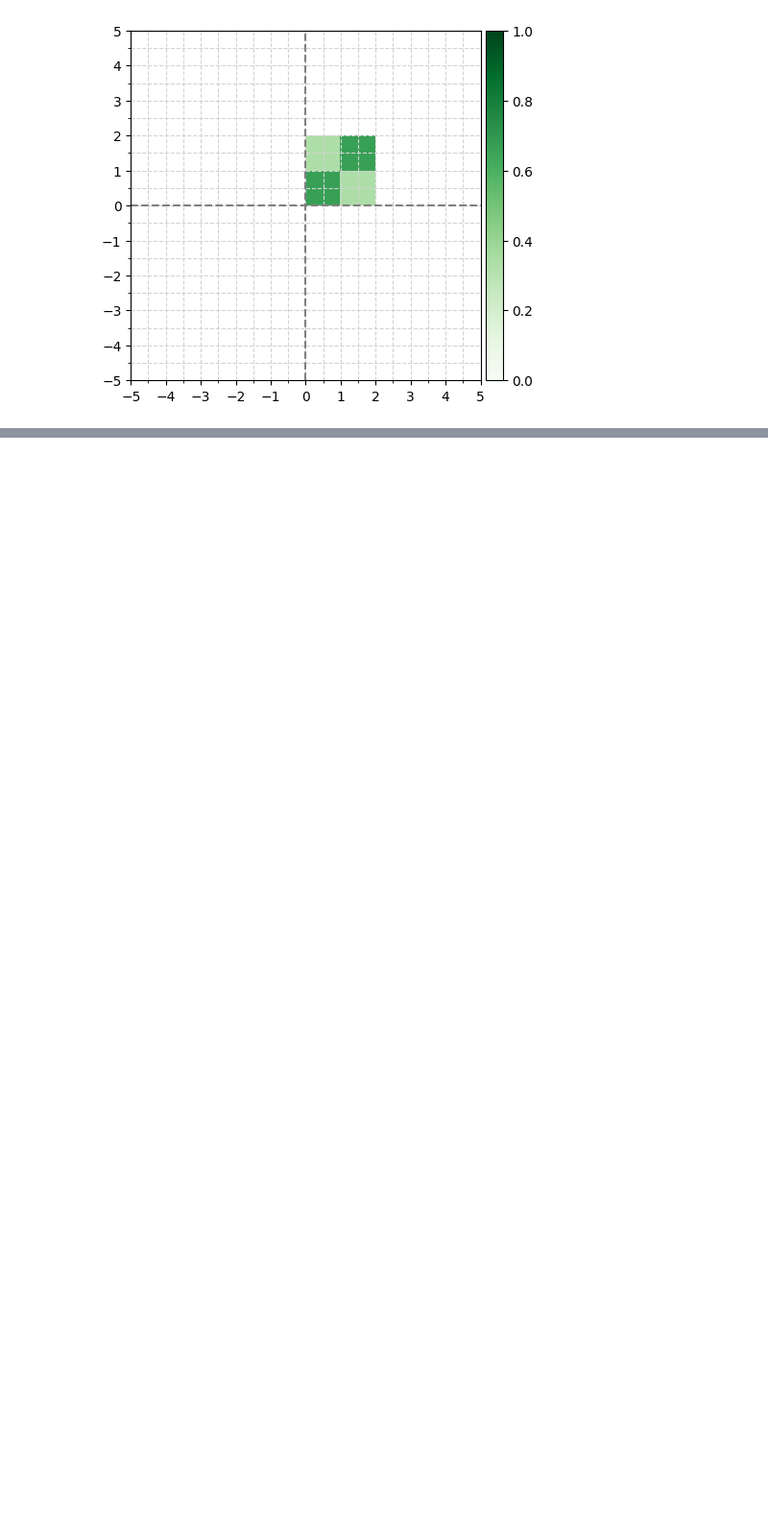
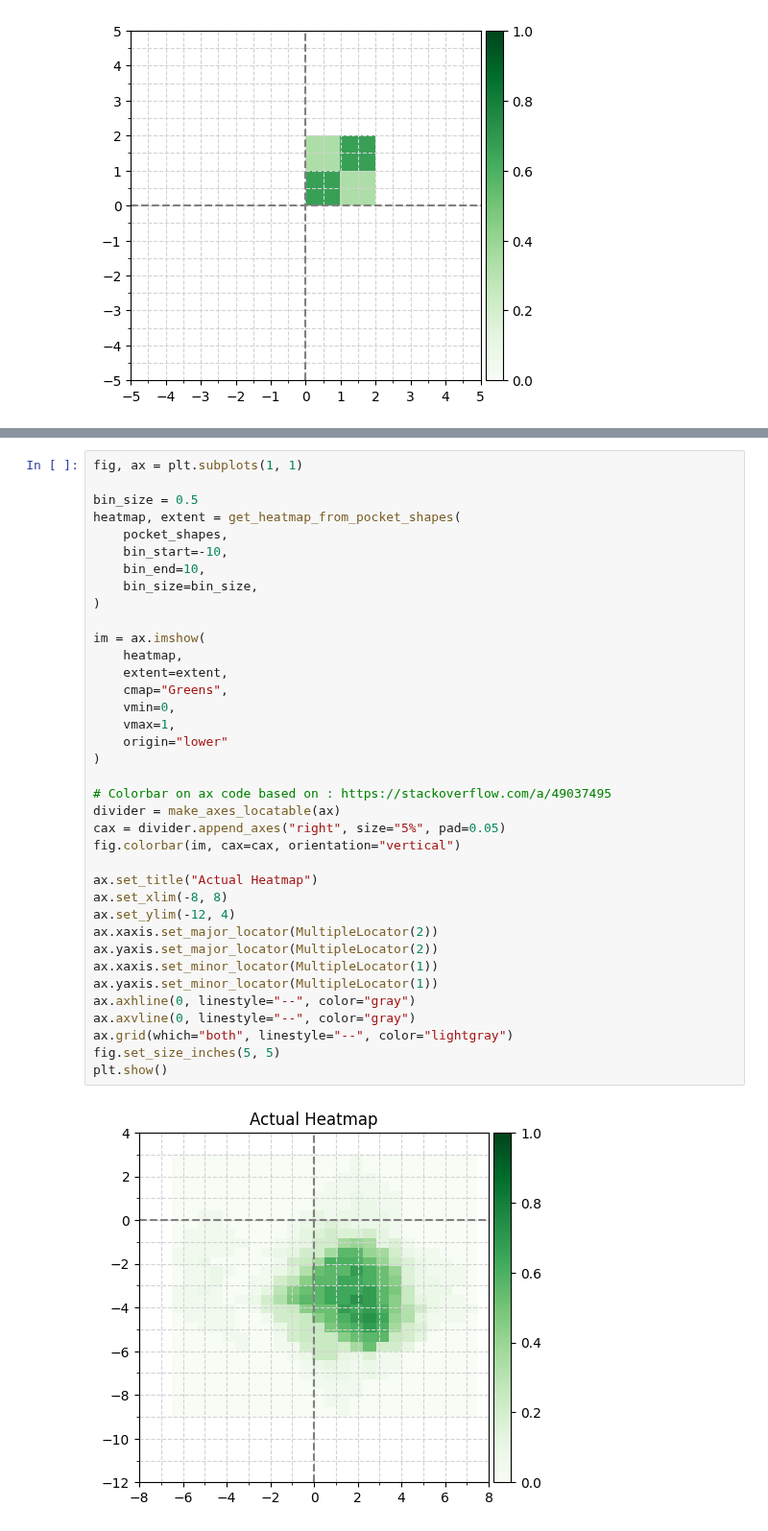
Before and after one commit to vingkan/nflbigdatabowl2023, a Jupyter notebook: notebooks/vinesh/heatmap_example.ipynb, the cells around one changed output, grey strips where cells are left out. Shown at 96% size. Saved outputs shown, nothing was run; the diff lists cells and outputs as text; blank space fills up the shorter version.

```diff
--- a/notebooks/vinesh/heatmap_example.ipynb
+++ b/notebooks/vinesh/heatmap_example.ipynb
@@ -223,0 +356,39 @@ plt.show()
+# %%
+fig, ax = plt.subplots(1, 1)
+
+bin_size = 0.5
+heatmap, extent = get_heatmap_from_pocket_shapes(
+    pocket_shapes,
+    bin_start=-10,
+    bin_end=10,
+    bin_size=bin_size,
+)
+
+im = ax.imshow(
+    heatmap,
+    extent=extent,
+    cmap="Greens",
+    vmin=0,
+    vmax=1,
+    origin="lower"
+)
+
+# Colorbar on ax code based on : https://stackoverflow.com/a/49037495
+divider = make_axes_locatable(ax)
+cax = divider.append_axes("right", size="5%", pad=0.05)
+fig.colorbar(im, cax=cax, orientation="vertical")
+
+ax.set_title("Actual Heatmap")
+ax.set_xlim(-8, 8)
+ax.set_ylim(-12, 4)
+ax.xaxis.set_major_locator(MultipleLocator(2))
+ax.yaxis.set_major_locator(MultipleLocator(2))
+ax.xaxis.set_minor_locator(MultipleLocator(1))
+ax.yaxis.set_minor_locator(MultipleLocator(1))
+ax.axhline(0, linestyle="--", color="gray")
+ax.axvline(0, linestyle="--", color="gray")
+ax.grid(which="both", linestyle="--", color="lightgray")
+fig.set_size_inches(5, 5)
+plt.show()
+# %% [output]
+[figure, added]
```
Also changed, not shown: parts of 8 cells of this notebook, 1 other file.
